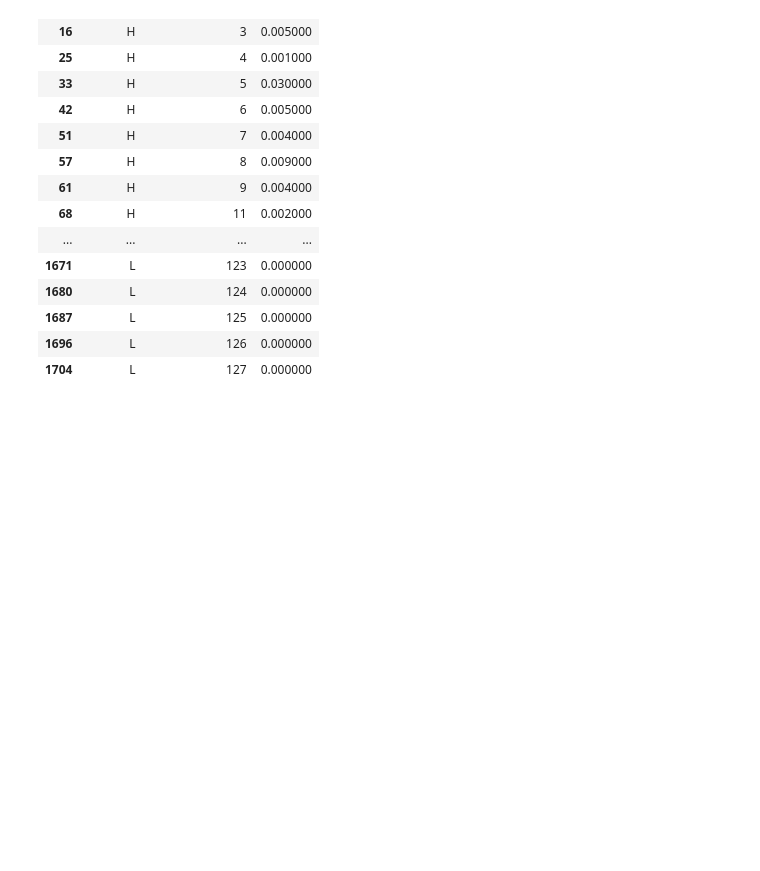
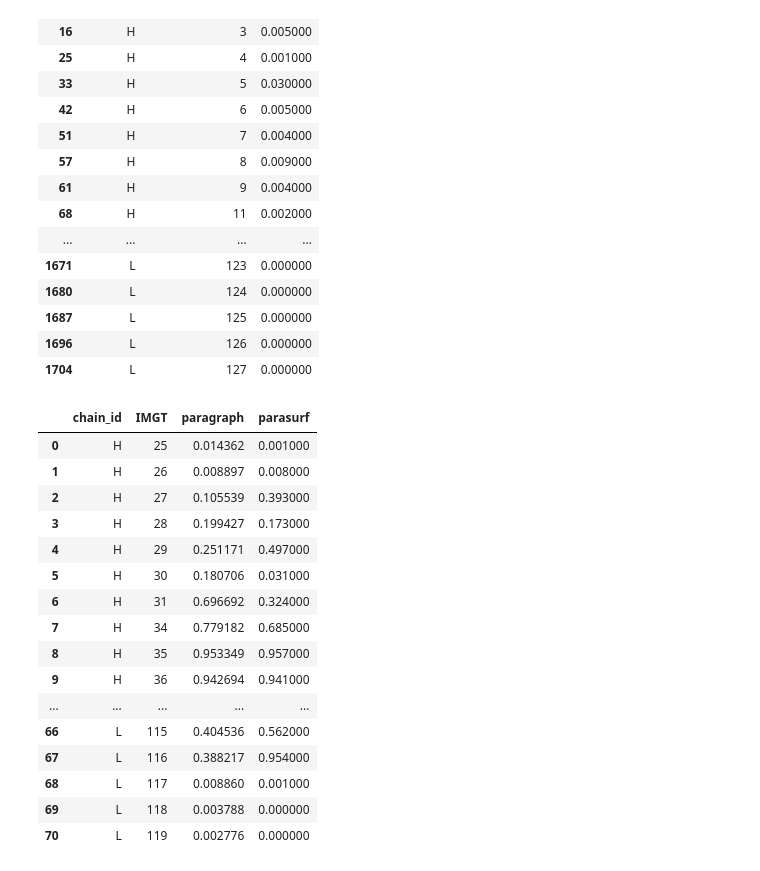
Before and after one commit to jonchengbb/ab_discovery_sandbox, a Jupyter notebook: 2025-07-02_pdb_to_paratope_table.ipynb, the cells around one changed output. Saved outputs shown, nothing was run; the diff lists cells and outputs as text; code cells hidden in the pictures; blank space fills up the shorter version.

Commit message:
working summary table

```diff
--- a/2025-07-02_pdb_to_paratope_table.ipynb
+++ b/2025-07-02_pdb_to_paratope_table.ipynb
@@ -131,0 +138,22 @@ styled_parasurf
+# %%
+styled2 = df_merged.style.background_gradient(subset=['paragraph', 'parasurf'], cmap='RdYlGn', vmin=0, vmax=1)
+# %%
+styled2
+# %% [output]
+|  | chain_id | IMGT | paragraph | parasurf |
+| 0 | H | 25 | 0.014362 | 0.001000 |
+| 1 | H | 26 | 0.008897 | 0.008000 |
+| 2 | H | 27 | 0.105539 | 0.393000 |
+| 3 | H | 28 | 0.199427 | 0.173000 |
+| 4 | H | 29 | 0.251171 | 0.497000 |
+| 5 | H | 30 | 0.180706 | 0.031000 |
+| 6 | H | 31 | 0.696692 | 0.324000 |
+| 7 | H | 34 | 0.779182 | 0.685000 |
+| 8 | H | 35 | 0.953349 | 0.957000 |
+| 9 | H | 36 | 0.942694 | 0.941000 |
+| ... | ... | ... | ... | ... |
+| 66 | L | 115 | 0.404536 | 0.562000 |
+| 67 | L | 116 | 0.388217 | 0.954000 |
+| 68 | L | 117 | 0.008860 | 0.001000 |
+| 69 | L | 118 | 0.003788 | 0.000000 |
+| 70 | L | 119 | 0.002776 | 0.000000 |
```
Also changed, not shown: parts of 7 cells of this notebook.
